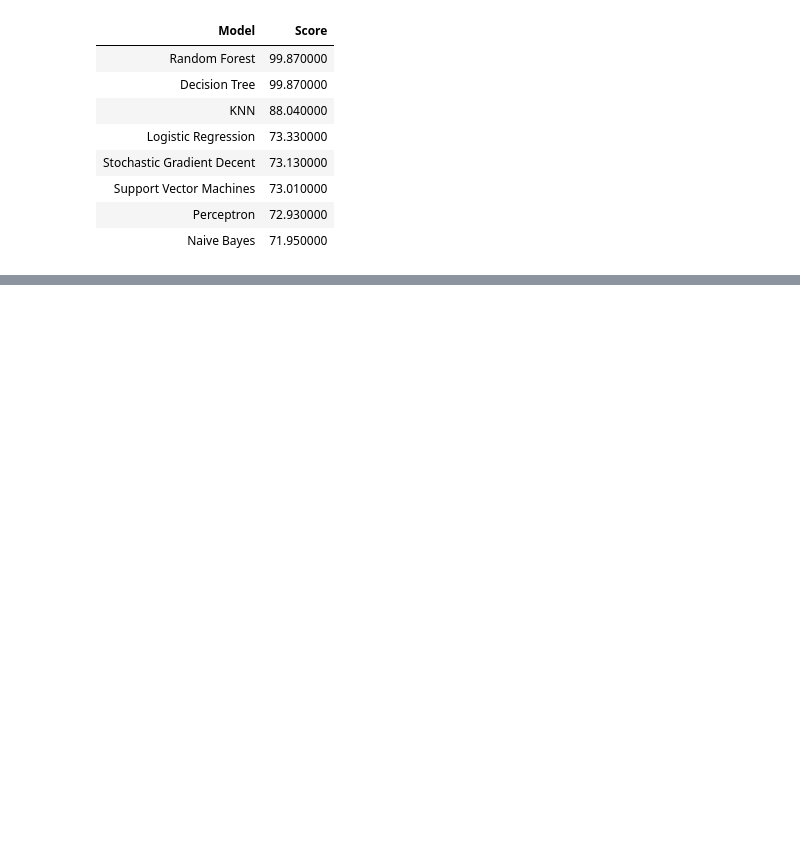
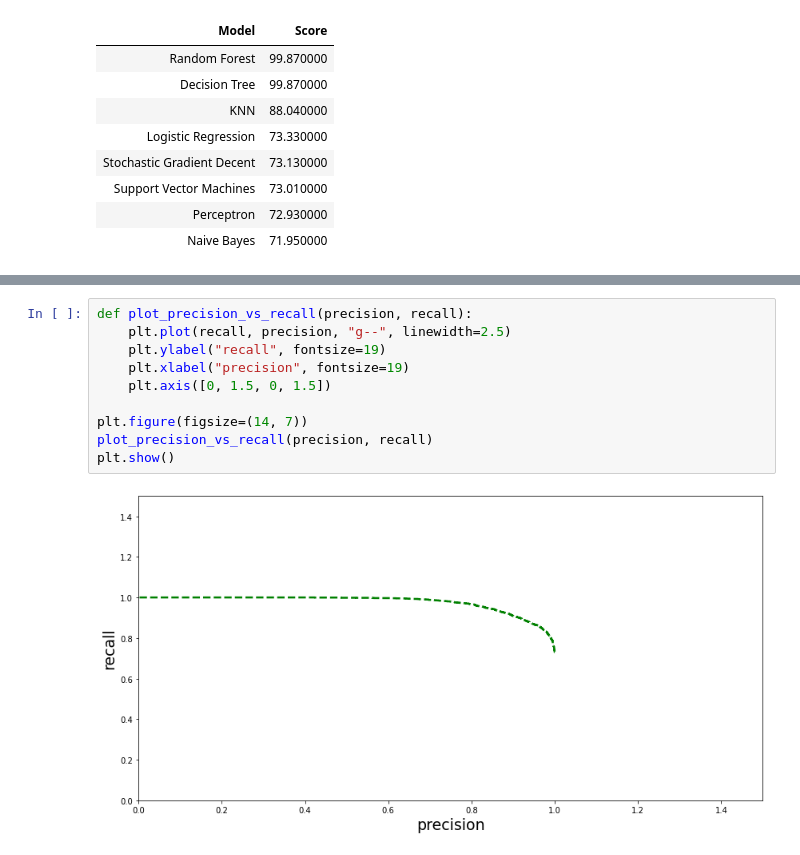
Before and after one commit to satyabansahoo2000/ML_DS_Projects, a Jupyter notebook: COVID_19_Epitope_Prediction/COVID_19_SARS_B_cell_Epitope_Prediction.ipynb, the cells around one changed output, grey strips where cells are left out. Cells and saved outputs as stored; diff of their text form; blank space fills up the shorter version.

```diff
--- a/COVID_19_Epitope_Prediction/COVID_19_SARS_B_cell_Epitope_Prediction.ipynb
+++ b/COVID_19_Epitope_Prediction/COVID_19_SARS_B_cell_Epitope_Prediction.ipynb
@@ -419,0 +478,12 @@ result_df.style.hide_index()
+# %%
+def plot_precision_vs_recall(precision, recall):
+    plt.plot(recall, precision, "g--", linewidth=2.5)
+    plt.ylabel("recall", fontsize=19)
+    plt.xlabel("precision", fontsize=19)
+    plt.axis([0, 1.5, 0, 1.5])
+
+plt.figure(figsize=(14, 7))
+plot_precision_vs_recall(precision, recall)
+plt.show()
+# %% [output]
+[figure, added]
```
Also changed, not shown: parts of 23 cells of this notebook.
